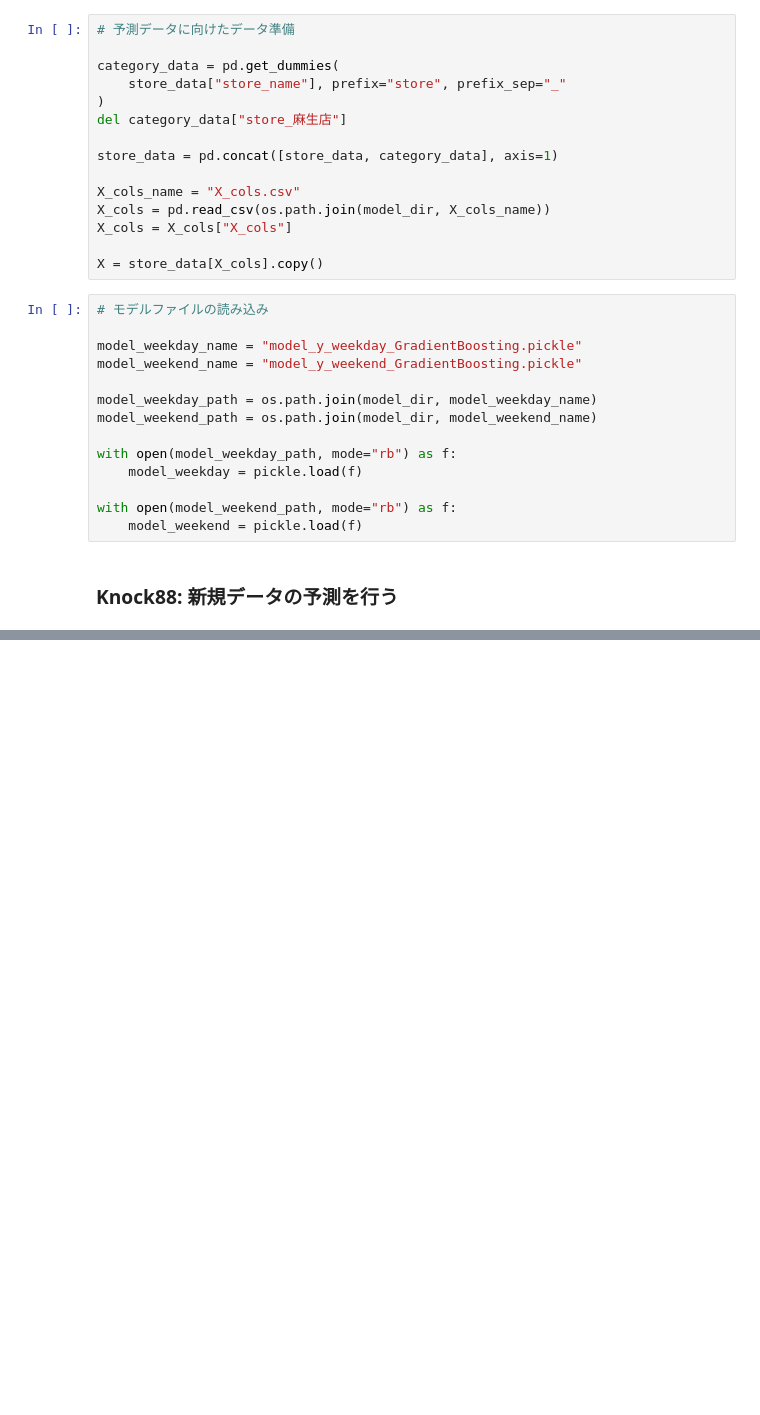
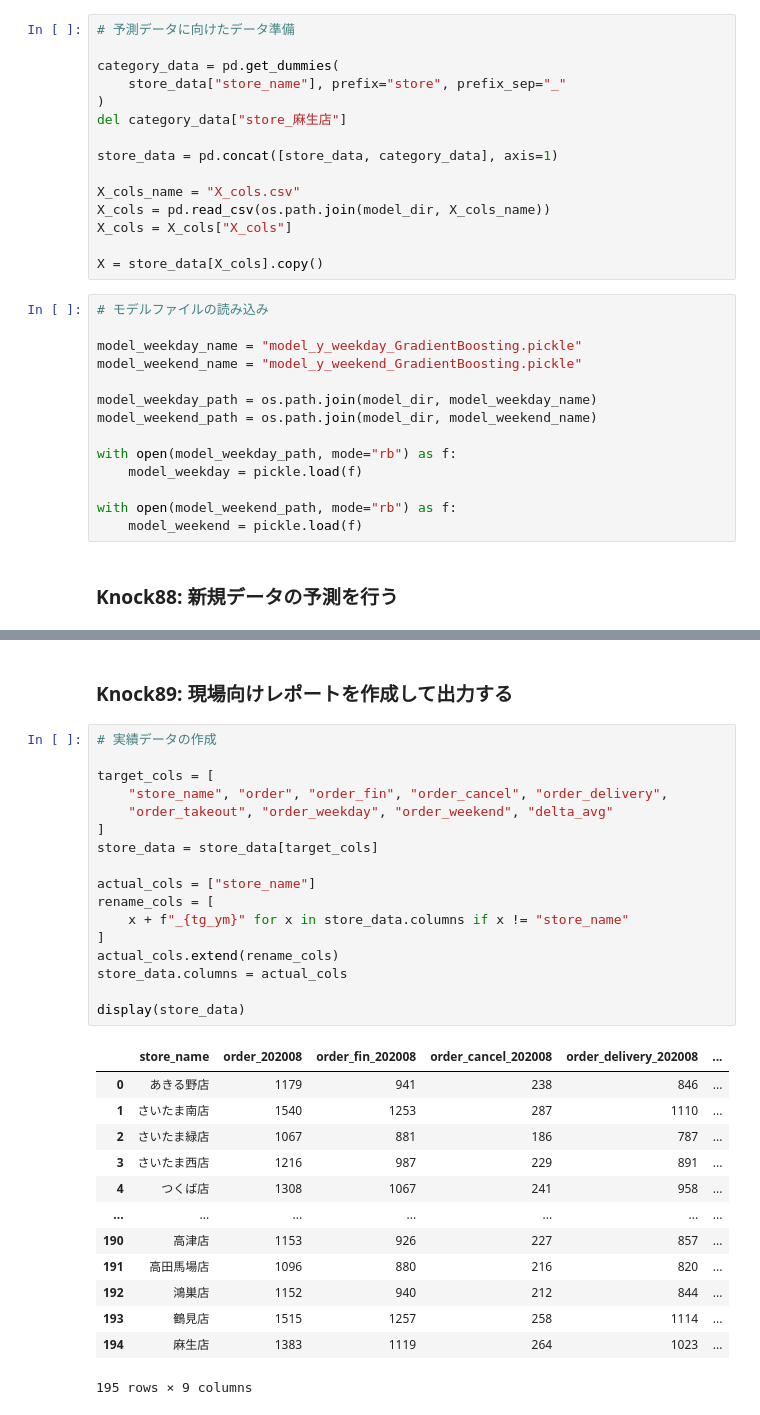
Before and after one commit to ginmaruGH/python-practical-machine-learning-system-100knocks, a Jupyter notebook: ch09/ch09.ipynb, the cells around one changed output, grey strips where cells are left out. Drawn from its saved outputs; the diff is of its cells as text; blank space fills up the shorter version.

Commit message:
Knock89: 現場向けレポートを作成して出力する

```diff
--- a/ch09/ch09.ipynb
+++ b/ch09/ch09.ipynb
@@ -643 +646,34 @@ display(pred)
 195 rows × 6 columns
+# %% [markdown]
+### Knock89: 現場向けレポートを作成して出力する
+# %%
+# 実績データの作成
+
+target_cols = [
+    "store_name", "order", "order_fin", "order_cancel", "order_delivery",
+    "order_takeout", "order_weekday", "order_weekend", "delta_avg"
+]
+store_data = store_data[target_cols]
+
+actual_cols = ["store_name"]
+rename_cols = [
+    x + f"_{tg_ym}" for x in store_data.columns if x != "store_name"
+]
+actual_cols.extend(rename_cols)
+store_data.columns = actual_cols
+
+display(store_data)
+# %% [output]
+|  | store_name | order_202008 | order_fin_202008 | order_cancel_202008 | order_delivery_202008 | ... |
+| 0 | あきる野店 | 1179 | 941 | 238 | 846 | ... |
+| 1 | さいたま南店 | 1540 | 1253 | 287 | 1110 | ... |
+| 2 | さいたま緑店 | 1067 | 881 | 186 | 787 | ... |
+| 3 | さいたま西店 | 1216 | 987 | 229 | 891 | ... |
+| 4 | つくば店 | 1308 | 1067 | 241 | 958 | ... |
+| ... | ... | ... | ... | ... | ... | ... |
+| 190 | 高津店 | 1153 | 926 | 227 | 857 | ... |
+| 191 | 高田馬場店 | 1096 | 880 | 216 | 820 | ... |
+| 192 | 鴻巣店 | 1152 | 940 | 212 | 844 | ... |
+| 193 | 鶴見店 | 1515 | 1257 | 258 | 1114 | ... |
+| 194 | 麻生店 | 1383 | 1119 | 264 | 1023 | ... |
+195 rows × 9 columns
```
Also changed, not shown: parts of 10 cells of this notebook.
